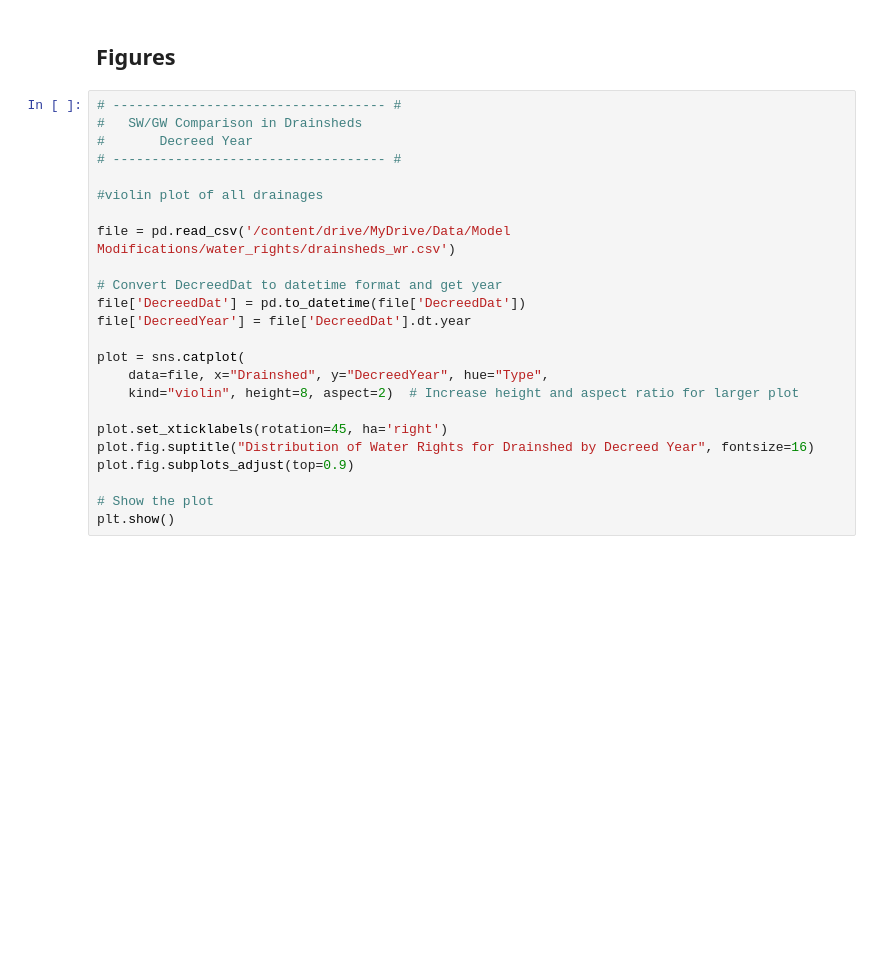
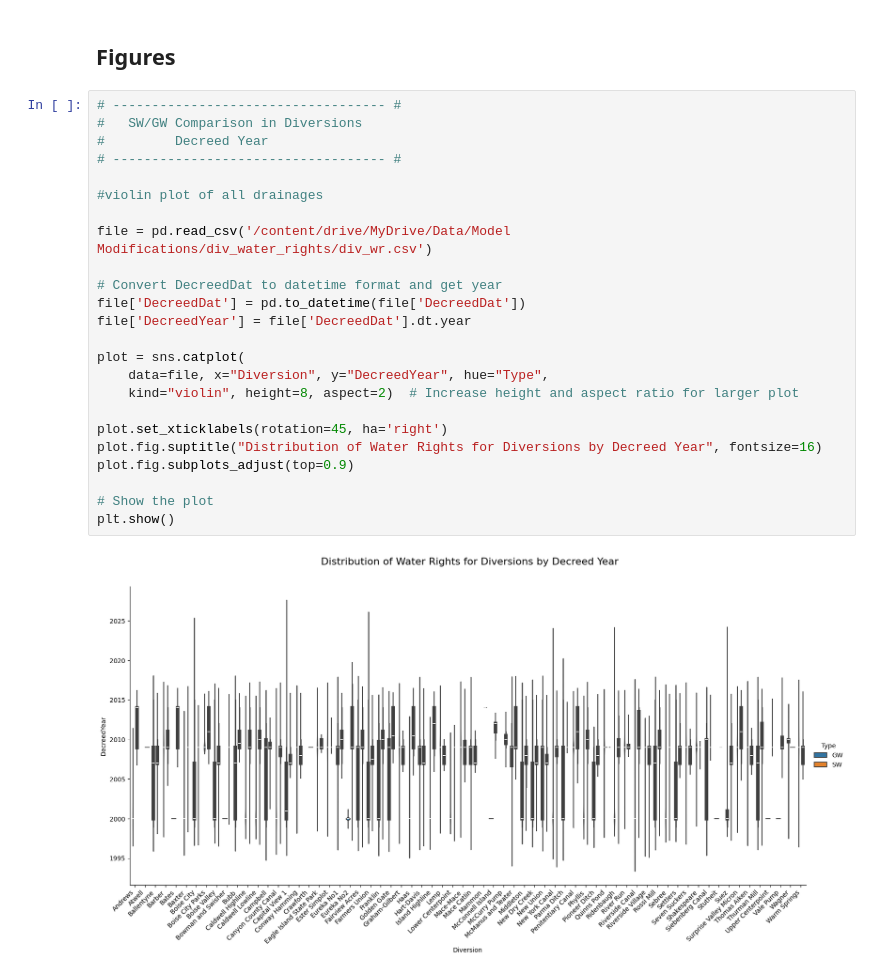
Before and after one commit to carlibeisel/pod_pou_lulcc, a Jupyter notebook: *water_rights.ipynb, the cells around one changed output. Drawn from its saved outputs; the diff is of its cells as text; blank space fills up the shorter version.

Commit message:
edited for diversions

```diff
--- a/*water_rights.ipynb
+++ b/*water_rights.ipynb
@@ -196,28 +276,30 @@ wr_final[columns_to_save].to_csv(output_file_path, index=False)
 ## Figures
 # %%
 # ----------------------------------- #
-#   SW/GW Comparison in Drainsheds
-#       Decreed Year
+#   SW/GW Comparison in Diversions
+#         Decreed Year
 # ----------------------------------- #
 
 #violin plot of all drainages
 
-file = pd.read_csv('/content/drive/MyDrive/Data/Model Modifications/water_rights/drainsheds_wr.csv')
+file = pd.read_csv('/content/drive/MyDrive/Data/Model Modifications/div_water_rights/div_wr.csv')
 
 # Convert DecreedDat to datetime format and get year
 file['DecreedDat'] = pd.to_datetime(file['DecreedDat'])
 file['DecreedYear'] = file['DecreedDat'].dt.year
 
 plot = sns.catplot(
-    data=file, x="Drainshed", y="DecreedYear", hue="Type",
+    data=file, x="Diversion", y="DecreedYear", hue="Type",
     kind="violin", height=8, aspect=2)  # Increase height and aspect ratio for larger plot
 
 plot.set_xticklabels(rotation=45, ha='right')
-plot.fig.suptitle("Distribution of Water Rights for Drainshed by Decreed Year", fontsize=16)
+plot.fig.suptitle("Distribution of Water Rights for Diversions by Decreed Year", fontsize=16)
 plot.fig.subplots_adjust(top=0.9)
 
 # Show the plot
 plt.show()
+# %% [output]
+[figure, added]
 # %%
 # ----------------------------------- #
 #   SW/GW Comparison in Drainsheds
```
Also changed, not shown: parts of 9 cells of this notebook.
